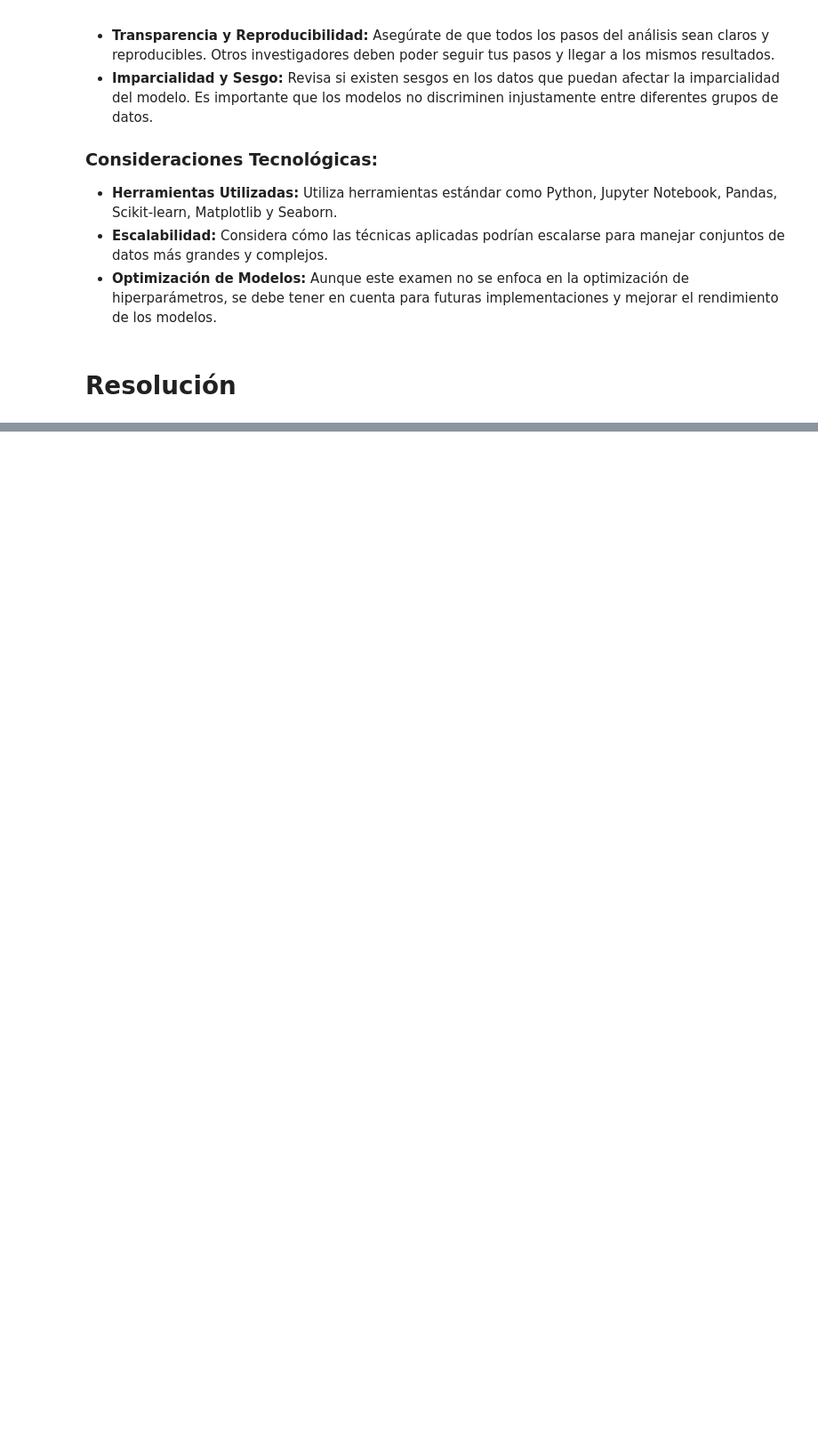
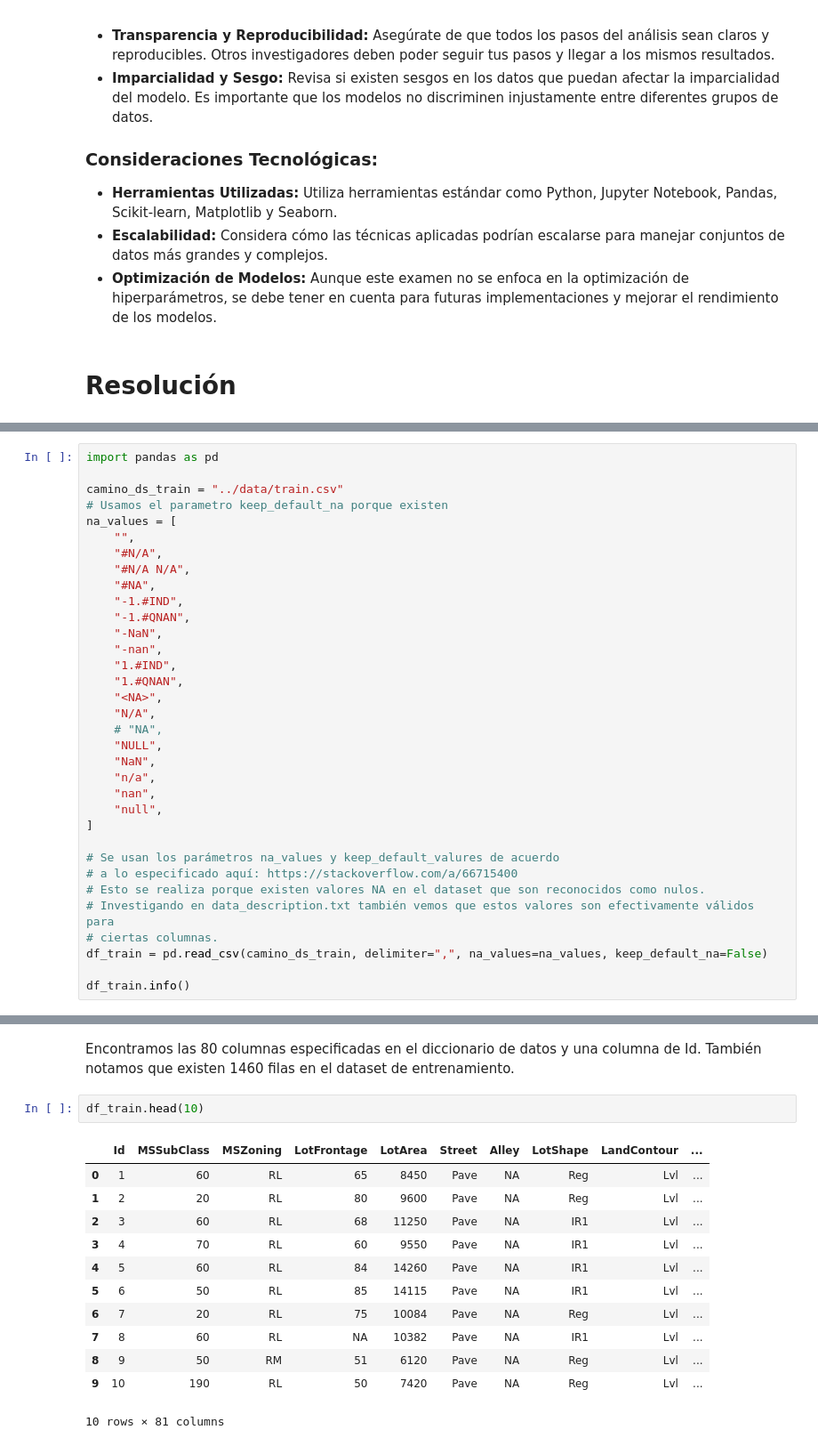
Before and after one commit to dmnunez1993/coding-dojo-ds-ml-bootcamp, a Jupyter notebook: machine_learning/examenes/examen_certificacion_intento_1_housing_prices/notebooks/examen_certificacion_intento_1_housing_prices.ipynb, the cells around one changed output, grey strips where cells are left out. Shown: that part at 89% size. Cells and saved outputs as stored; diff of their text form; blank space fills up the shorter version.

Commit message:
limpieza de datos finalizada en housing prices

```diff
--- a/machine_learning/examenes/examen_certificacion_intento_1_housing_prices/notebooks/examen_certificacion_intento_1_housing_prices.ipynb
+++ b/machine_learning/examenes/examen_certificacion_intento_1_housing_prices/notebooks/examen_certificacion_intento_1_housing_prices.ipynb
@@ -138,0 +143,34 @@ Además, el archivo debe subirse a GitHub con un tag de liberación (release tag
+# %%
+import pandas as pd
+
+camino_ds_train = "../data/train.csv"
+# Usamos el parametro keep_default_na porque existen
+na_values = [
+    "",
+    "#N/A",
+    "#N/A N/A",
+    "#NA",
+    "-1.#IND",
+    "-1.#QNAN",
+    "-NaN",
+    "-nan",
+    "1.#IND",
+    "1.#QNAN",
+    "<NA>",
+    "N/A",
+    # "NA",
+    "NULL",
+    "NaN",
+    "n/a",
+    "nan",
+    "null",
+]
+
+# Se usan los parámetros na_values y keep_default_valures de acuerdo
+# a lo especificado aquí: https://stackoverflow.com/a/66715400
+# Esto se realiza porque existen valores NA en el dataset que son reconocidos como nulos.
+# Investigando en data_description.txt también vemos que estos valores son efectivamente válidos para
+# ciertas columnas.
+df_train = pd.read_csv(camino_ds_train, delimiter=",", na_values=na_values, keep_default_na=False)
+
+df_train.info()
@@ -138,0 +195,17 @@ Además, el archivo debe subirse a GitHub con un tag de liberación (release tag
+# %% [markdown]
+Encontramos las 80 columnas especificadas en el diccionario de datos y una columna de Id. También notamos que existen 1460 filas en el dataset de entrenamiento.
+# %%
+df_train.head(10)
+# %% [output]
+|  | Id | MSSubClass | MSZoning | LotFrontage | LotArea | Street | Alley | LotShape | LandContour | ... |
+| 0 | 1 | 60 | RL | 65 | 8450 | Pave | NA | Reg | Lvl | ... |
+| 1 | 2 | 20 | RL | 80 | 9600 | Pave | NA | Reg | Lvl | ... |
+| 2 | 3 | 60 | RL | 68 | 11250 | Pave | NA | IR1 | Lvl | ... |
+| 3 | 4 | 70 | RL | 60 | 9550 | Pave | NA | IR1 | Lvl | ... |
+| 4 | 5 | 60 | RL | 84 | 14260 | Pave | NA | IR1 | Lvl | ... |
+| 5 | 6 | 50 | RL | 85 | 14115 | Pave | NA | IR1 | Lvl | ... |
+| 6 | 7 | 20 | RL | 75 | 10084 | Pave | NA | Reg | Lvl | ... |
+| 7 | 8 | 60 | RL | NA | 10382 | Pave | NA | IR1 | Lvl | ... |
+| 8 | 9 | 50 | RM | 51 | 6120 | Pave | NA | Reg | Lvl | ... |
+| 9 | 10 | 190 | RL | 50 | 7420 | Pave | NA | Reg | Lvl | ... |
+10 rows × 81 columns
```
Also changed, not shown: parts of 47 cells of this notebook.
